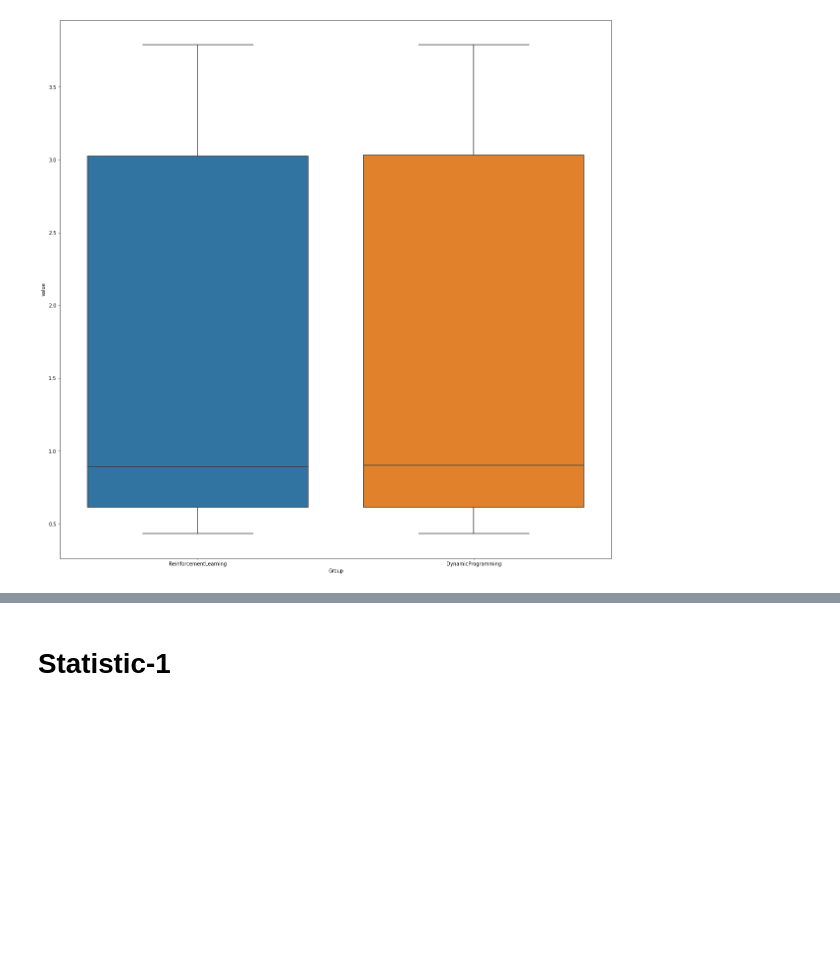
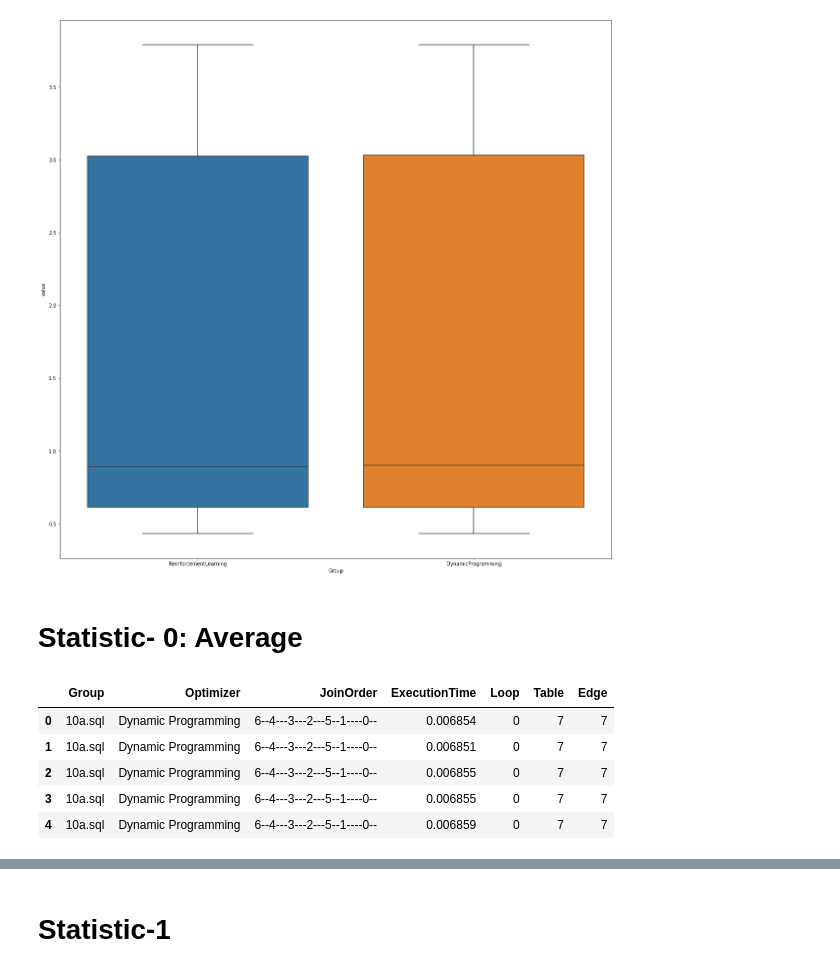
Before and after one commit to ChuyingHe/duckdb-master-rl, a Jupyter notebook: chuying/visualization/2.with timer/Workbook.ipynb, the cells around one changed output, grey strips where cells are left out. Saved outputs shown, nothing was run; the diff lists cells and outputs as text; code cells hidden in the pictures; blank space fills up the shorter version.

```diff
--- a/chuying/visualization/2.with timer/Workbook.ipynb
+++ b/chuying/visualization/2.with timer/Workbook.ipynb
@@ -143,3 +144,20 @@ sns.boxplot(x='Group',y='value',data=dd)
 # %% [output]
 <AxesSubplot:xlabel='Group', ylabel='value'>
 [figure]
+# %% [markdown]
+# Statistic- 0: Average
+# %%
+cwd = os.getcwd()
+my_csv = cwd + '/output-total.csv'
+my_df = pd.read_csv(my_csv)
+my_df['ExecutionTime'] = np.log(my_df['ExecutionTime'])
+my_df['ExecutionTime'] = my_df['ExecutionTime']*0.001
+my_df.head()
+#Group, Optimizer, Exec
+# %% [output]
+|  | Group | Optimizer | JoinOrder | ExecutionTime | Loop | Table | Edge |
+| 0 | 10a.sql | Dynamic Programming | 6--4---3---2---5--1----0-- | 0.006854 | 0 | 7 | 7 |
+| 1 | 10a.sql | Dynamic Programming | 6--4---3---2---5--1----0-- | 0.006851 | 0 | 7 | 7 |
+| 2 | 10a.sql | Dynamic Programming | 6--4---3---2---5--1----0-- | 0.006855 | 0 | 7 | 7 |
+| 3 | 10a.sql | Dynamic Programming | 6--4---3---2---5--1----0-- | 0.006855 | 0 | 7 | 7 |
+| 4 | 10a.sql | Dynamic Programming | 6--4---3---2---5--1----0-- | 0.006859 | 0 | 7 | 7 |
```
Also changed, not shown: parts of 6 cells of this notebook, 4 other files.
